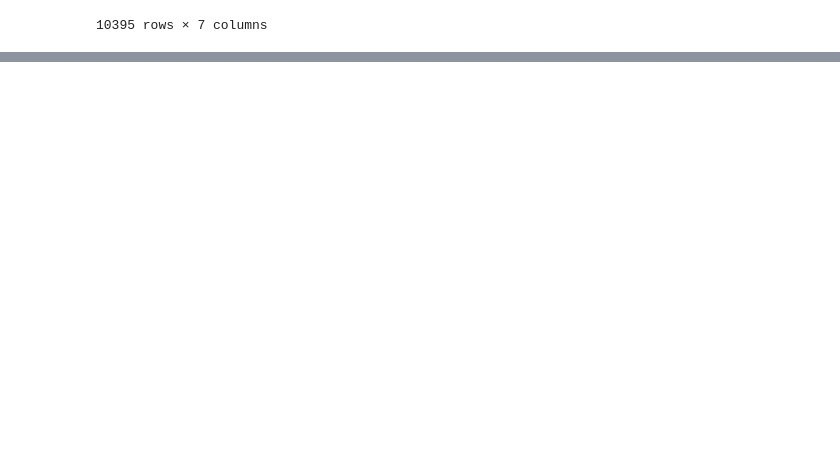
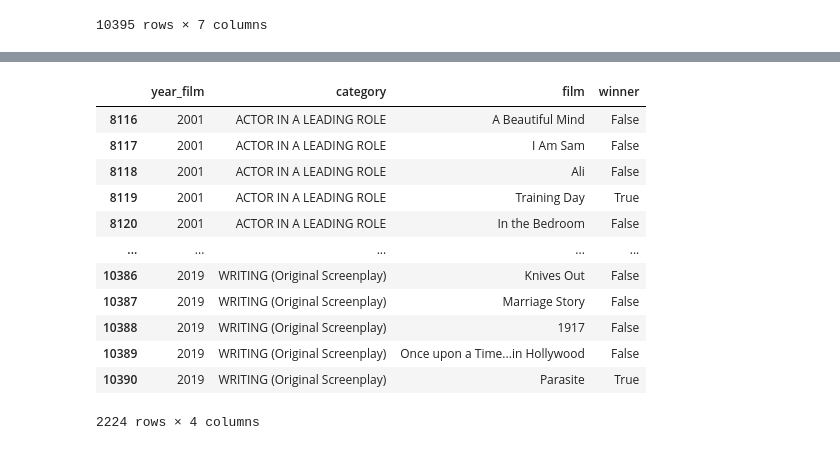
Before and after one commit to jgkiang/Project-2-The-Movie-Biz, a Jupyter notebook: Untited.ipynb, the cells around one changed output, grey strips where cells are left out. Cells and saved outputs as stored; diff of their text form; code cells hidden in the pictures; blank space fills up the shorter version.

```diff
--- a/Untited.ipynb
+++ b/Untited.ipynb
@@ -106,0 +112,17 @@ the_oscar_award.loc[(the_oscar_award["year_ceremony"] >= 2001) & ((the_oscar_awa
+# %%
+pr_filter = pr.filter(items=['year_film', 'category', 'film', 'winner']).dropna()
+pr_filter
+# %% [output]
+|  | year_film | category | film | winner |
+| 8116 | 2001 | ACTOR IN A LEADING ROLE | A Beautiful Mind | False |
+| 8117 | 2001 | ACTOR IN A LEADING ROLE | I Am Sam | False |
+| 8118 | 2001 | ACTOR IN A LEADING ROLE | Ali | False |
+| 8119 | 2001 | ACTOR IN A LEADING ROLE | Training Day | True |
+| 8120 | 2001 | ACTOR IN A LEADING ROLE | In the Bedroom | False |
+| ... | ... | ... | ... | ... |
+| 10386 | 2019 | WRITING (Original Screenplay) | Knives Out | False |
+| 10387 | 2019 | WRITING (Original Screenplay) | Marriage Story | False |
+| 10388 | 2019 | WRITING (Original Screenplay) | 1917 | False |
+| 10389 | 2019 | WRITING (Original Screenplay) | Once upon a Time...in Hollywood | False |
+| 10390 | 2019 | WRITING (Original Screenplay) | Parasite | True |
+2224 rows × 4 columns
```
Also changed, not shown: parts of 8 cells of this notebook, 5 other files.
